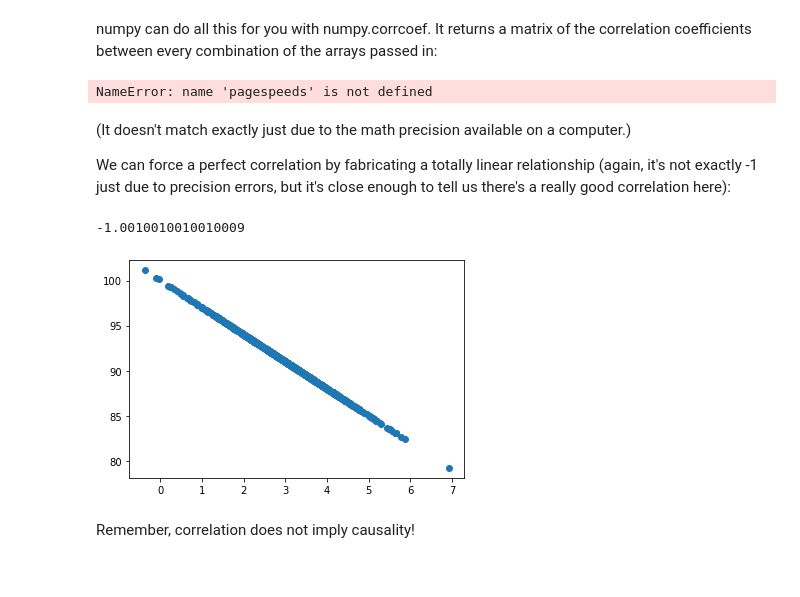
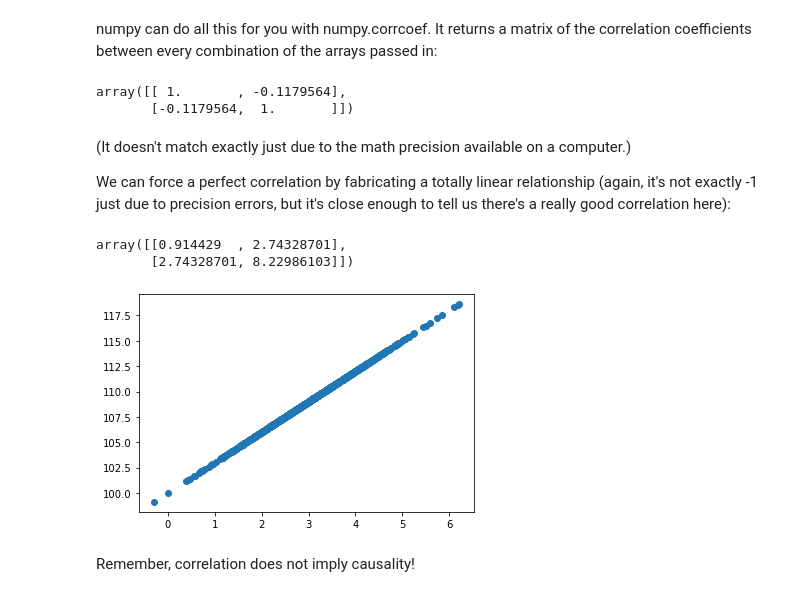
Before and after one commit to Vozikis/machine-learning, a Jupyter notebook: MLCourse/CovarianceCorrelation.ipynb, the cells around one changed output. Cells and saved outputs as stored; diff of their text form; code cells hidden in the pictures.

```diff
--- a/MLCourse/CovarianceCorrelation.ipynb
+++ b/MLCourse/CovarianceCorrelation.ipynb
@@ -57,22 +57,25 @@ correlation(pageSpeeds, purchaseAmount)
 numpy can do all this for you with numpy.corrcoef. It returns a matrix of the correlation coefficients between every combination of the arrays passed in:
 # %%
 np.corrcoef(pageSpeeds, purchaseAmount)
-np.cov(pagespeeds)
 # %% [output]
-NameError: name 'pagespeeds' is not defined
+array([[ 1.       , -0.1179564],
+       [-0.1179564,  1.       ]])
 # %% [markdown]
 (It doesn't match exactly just due to the math precision available on a computer.)
 
 We can force a perfect correlation by fabricating a totally linear relationship (again, it's not exactly -1 just due to precision errors, but it's close enough to tell us there's a really good correlation here):
 # %%
-purchaseAmount = 100 - pageSpeeds * 3
+purchaseAmount = 100 + pageSpeeds * 3
 
 scatter(pageSpeeds, purchaseAmount)
+np.cov(pageSpeeds, purchaseAmount)
+#covariance (pageSpeeds, purchaseAmount)
 
-correlation (pageSpeeds, purchaseAmount)
+#correlation (pageSpeeds, purchaseAmount)
 # %% [output]
--1.0010010010010009
+array([[0.914429  , 2.74328701],
+       [2.74328701, 8.22986103]])
-[figure, old version]
+[figure, new version]
 # %% [markdown]
 Remember, correlation does not imply causality!
 # %% [markdown]
```
Also changed, not shown: parts of 4 cells of this notebook.
